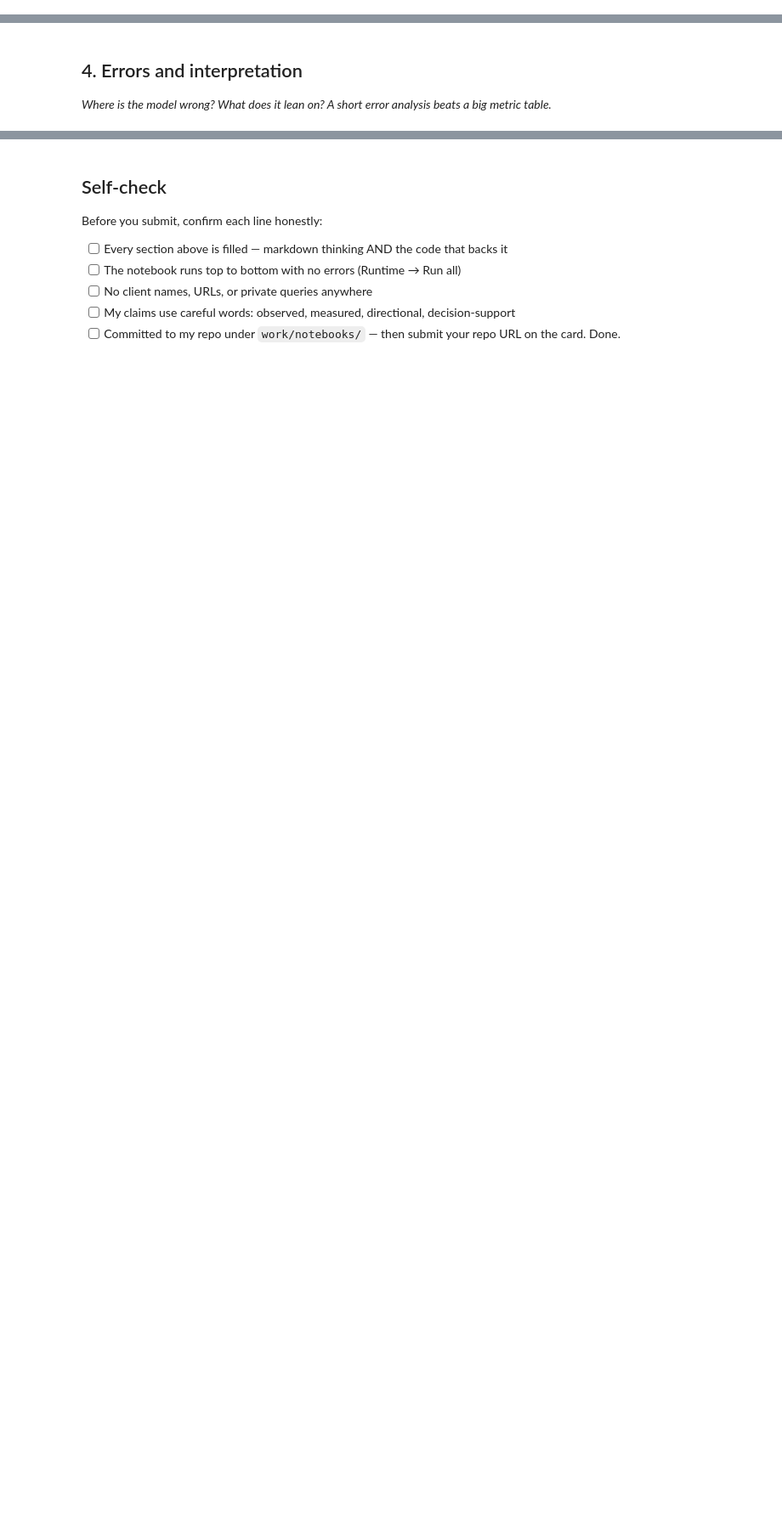
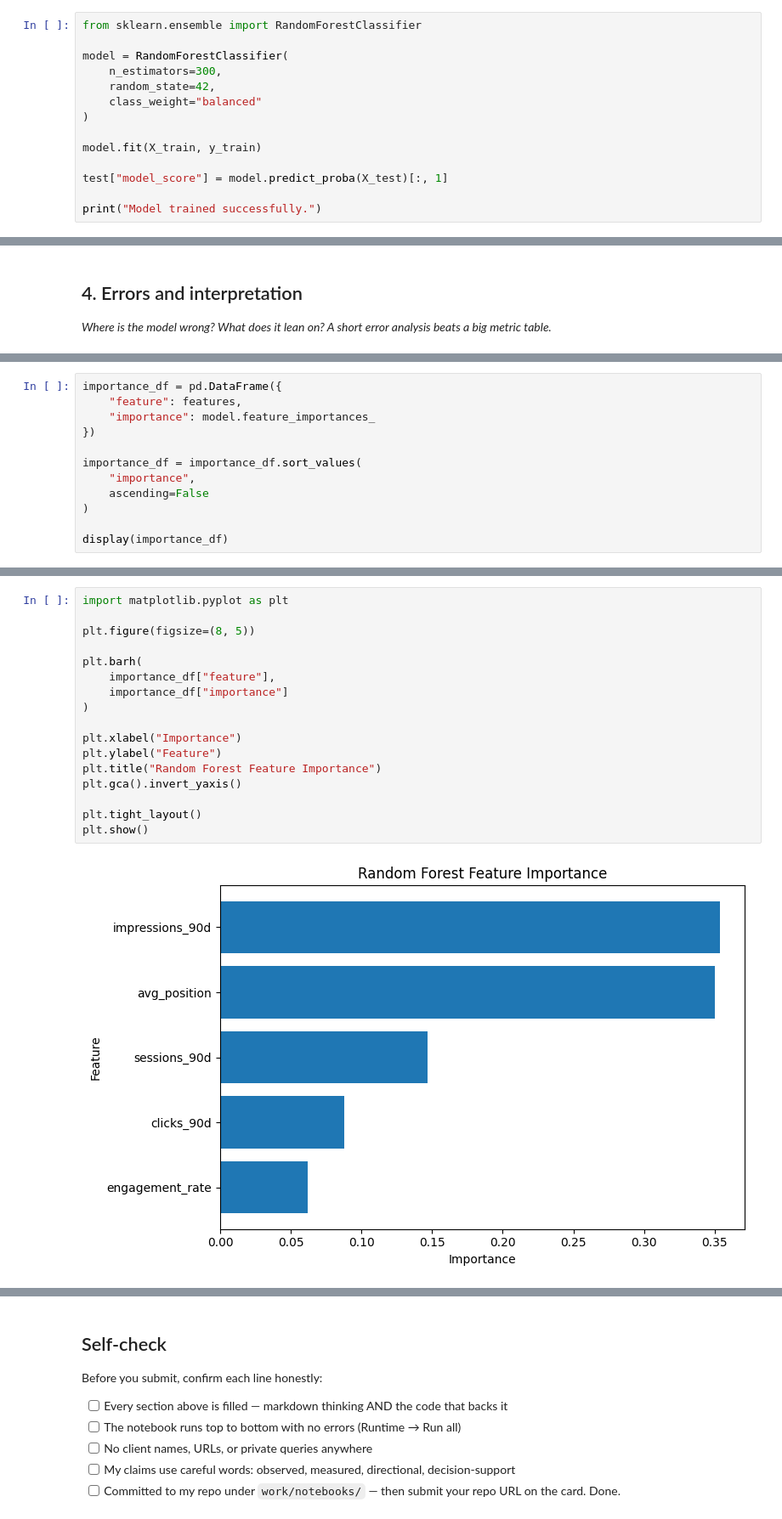
Before and after one commit to Sumit07-git/flyrank-ml-internship, a Jupyter notebook: work/notebooks/w05_model.ipynb, the cells around one changed output, grey strips where cells are left out. Shown at 85% size. Drawn from its saved outputs; the diff is of its cells as text; blank space fills up the shorter version.

```diff
--- a/work/notebooks/w05_model.ipynb
+++ b/work/notebooks/w05_model.ipynb
@@ -29,0 +217,14 @@ This skeleton is yours to fill. Work the sections **in order** — each one has
+# %%
+from sklearn.ensemble import RandomForestClassifier
+
+model = RandomForestClassifier(
+    n_estimators=300,
+    random_state=42,
+    class_weight="balanced"
+)
+
+model.fit(X_train, y_train)
+
+test["model_score"] = model.predict_proba(X_test)[:, 1]
+
+print("Model trained successfully.")
@@ -36,0 +396,12 @@ This skeleton is yours to fill. Work the sections **in order** — each one has
+# %%
+importance_df = pd.DataFrame({
+    "feature": features,
+    "importance": model.feature_importances_
+})
+
+importance_df = importance_df.sort_values(
+    "importance",
+    ascending=False
+)
+
+display(importance_df)
@@ -36,0 +415,19 @@ This skeleton is yours to fill. Work the sections **in order** — each one has
+# %%
+import matplotlib.pyplot as plt
+
+plt.figure(figsize=(8, 5))
+
+plt.barh(
+    importance_df["feature"],
+    importance_df["importance"]
+)
+
+plt.xlabel("Importance")
+plt.ylabel("Feature")
+plt.title("Random Forest Feature Importance")
+plt.gca().invert_yaxis()
+
+plt.tight_layout()
+plt.show()
+# %% [output]
+[figure, added]
```
Also changed, not shown: parts of 26 cells of this notebook.
